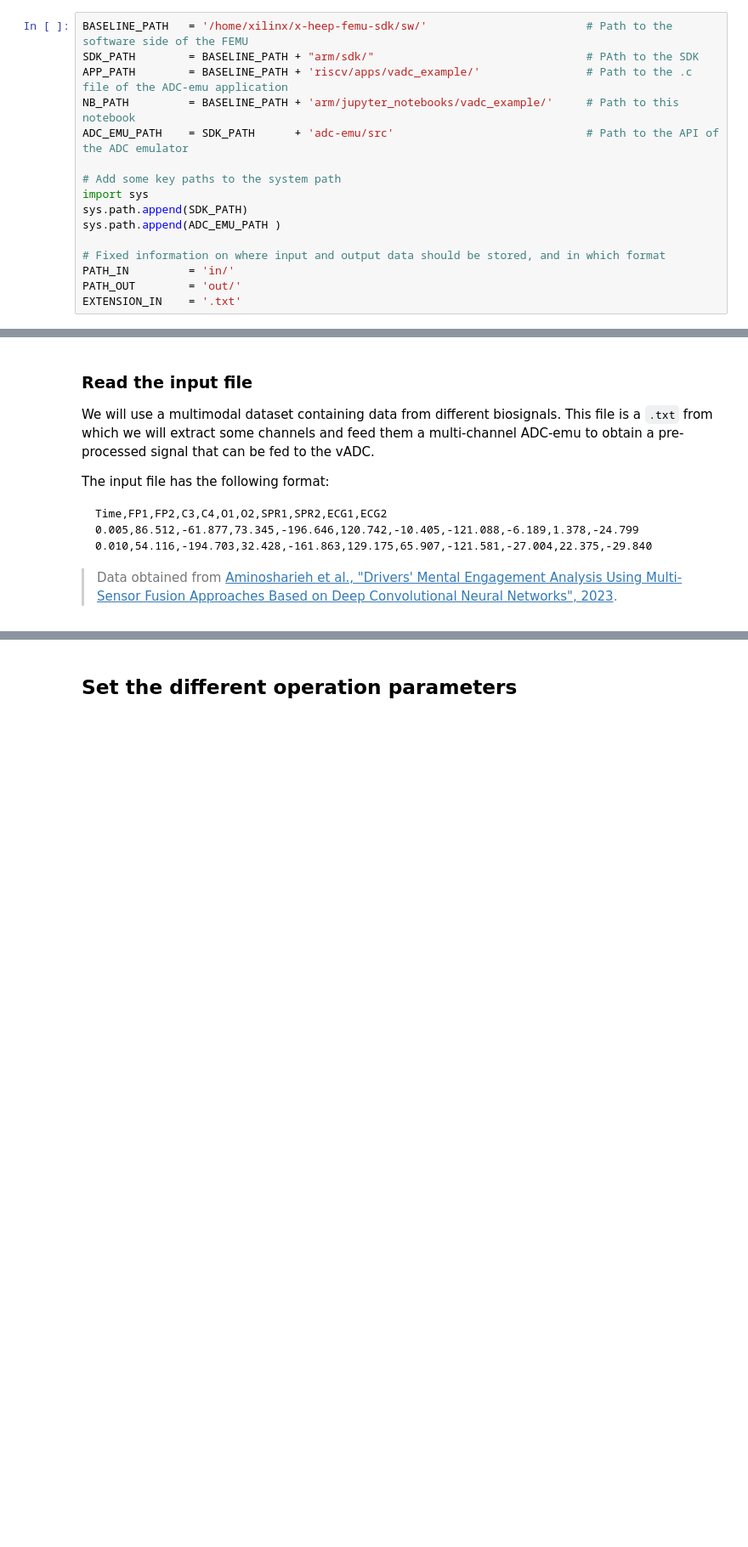
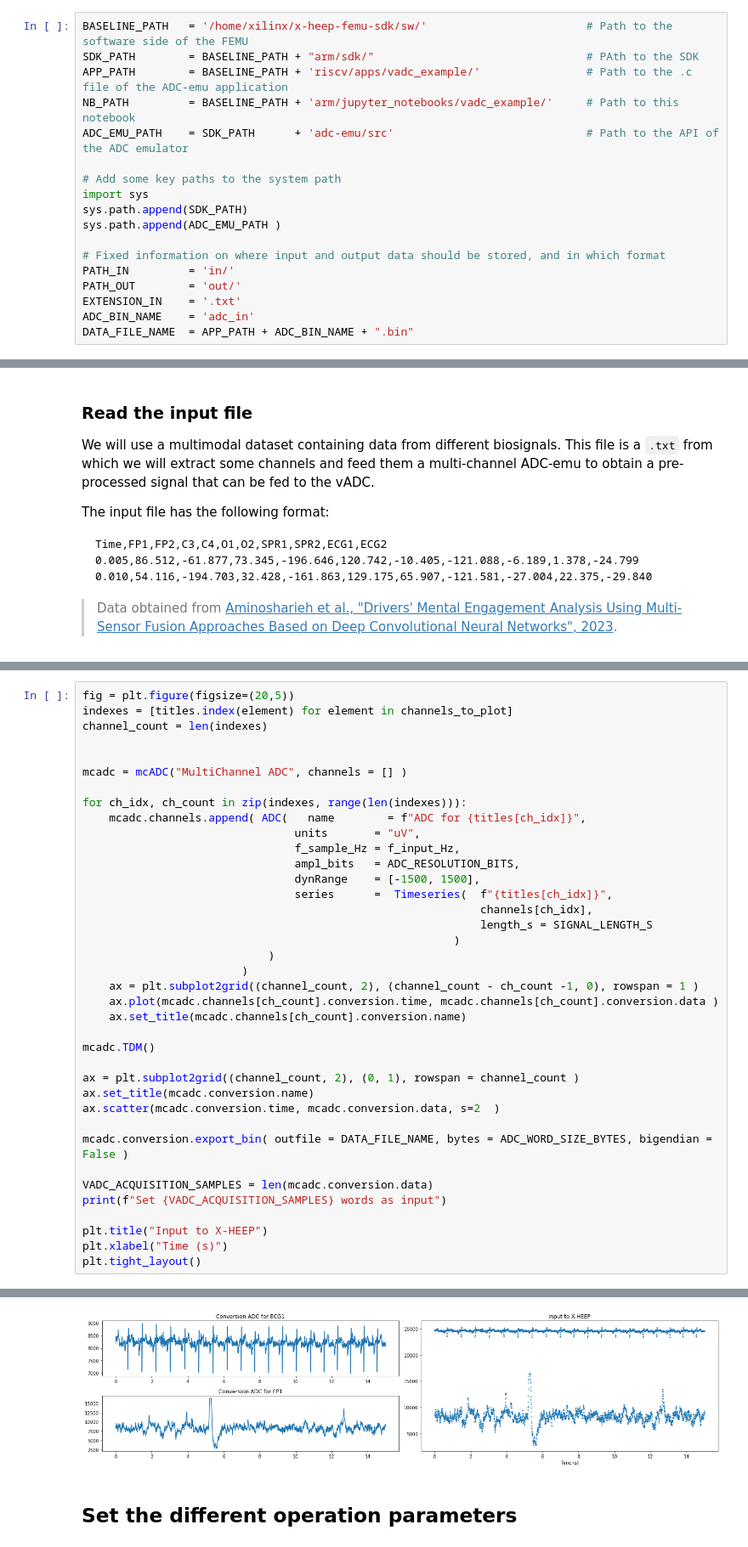
Before and after one commit to esl-epfl/x-heep-femu-sdk, a Jupyter notebook: sw/arm/jupyter_notebooks/vadc_example/vadc_example.ipynb, the cells around one changed output, grey strips where cells are left out. Shown: that part at 85% size. Saved outputs shown, nothing was run; the diff lists cells and outputs as text; blank space fills up the shorter version.

```diff
--- a/sw/arm/jupyter_notebooks/vadc_example/vadc_example.ipynb
+++ b/sw/arm/jupyter_notebooks/vadc_example/vadc_example.ipynb
@@ -32,3 +33,5 @@ sys.path.append(ADC_EMU_PATH )
 PATH_IN         = 'in/'
 PATH_OUT        = 'out/'
 EXTENSION_IN    = '.txt'
+ADC_BIN_NAME    = 'adc_in'
+DATA_FILE_NAME  = APP_PATH + ADC_BIN_NAME + ".bin"
@@ -168,0 +142,39 @@ Set 5998 words as input
+# %%
+fig = plt.figure(figsize=(20,5))
+indexes = [titles.index(element) for element in channels_to_plot]
+channel_count = len(indexes)
+
+
+mcadc = mcADC("MultiChannel ADC", channels = [] )
+
+for ch_idx, ch_count in zip(indexes, range(len(indexes))):
+    mcadc.channels.append( ADC(   name        = f"ADC for {titles[ch_idx]}",
+                                units       = "uV",
+                                f_sample_Hz = f_input_Hz,
+                                ampl_bits   = ADC_RESOLUTION_BITS,
+                                dynRange    = [-1500, 1500],
+                                series      =  Timeseries(  f"{titles[ch_idx]}",
+                                                            channels[ch_idx],
+                                                            length_s = SIGNAL_LENGTH_S
+                                                        )
+                            )
+                        )
+    ax = plt.subplot2grid((channel_count, 2), (channel_count - ch_count -1, 0), rowspan = 1 )
+    ax.plot(mcadc.channels[ch_count].conversion.time, mcadc.channels[ch_count].conversion.data )
+    ax.set_title(mcadc.channels[ch_count].conversion.name)
+
+mcadc.TDM()
+
+ax = plt.subplot2grid((channel_count, 2), (0, 1), rowspan = channel_count )
+ax.set_title(mcadc.conversion.name)
+ax.scatter(mcadc.conversion.time, mcadc.conversion.data, s=2  )
+
+mcadc.conversion.export_bin( outfile = DATA_FILE_NAME, bytes = ADC_WORD_SIZE_BYTES, bigendian = False )
+
+VADC_ACQUISITION_SAMPLES = len(mcadc.conversion.data)
+print(f"Set {VADC_ACQUISITION_SAMPLES} words as input")
+
+plt.title("Input to X-HEEP")
+plt.xlabel("Time (s)")
+plt.tight_layout()
+# %% [output]
@@ -169,3 +182,4 @@ Set 5998 words as input
+[figure, added]
 # %% [markdown]
 ## Set the different operation parameters
 # %% [markdown]
```
Also changed, not shown: parts of 21 cells of this notebook, 3 other files.
